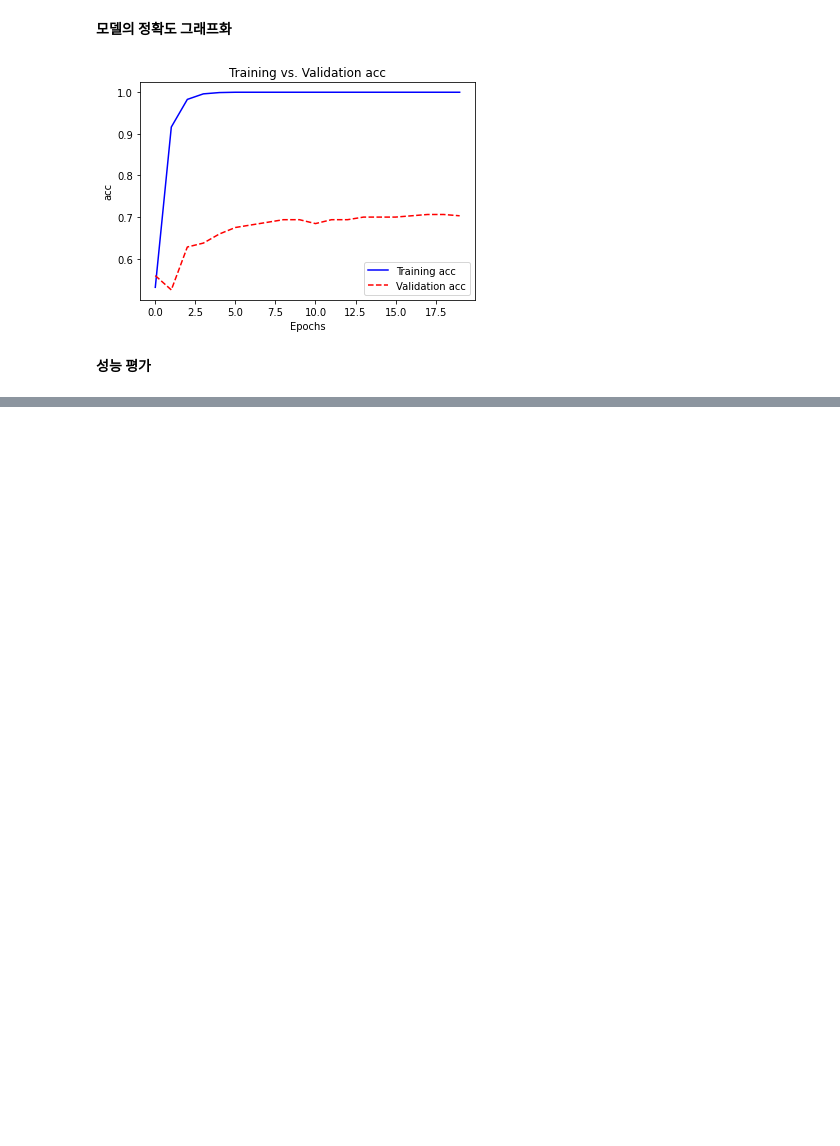
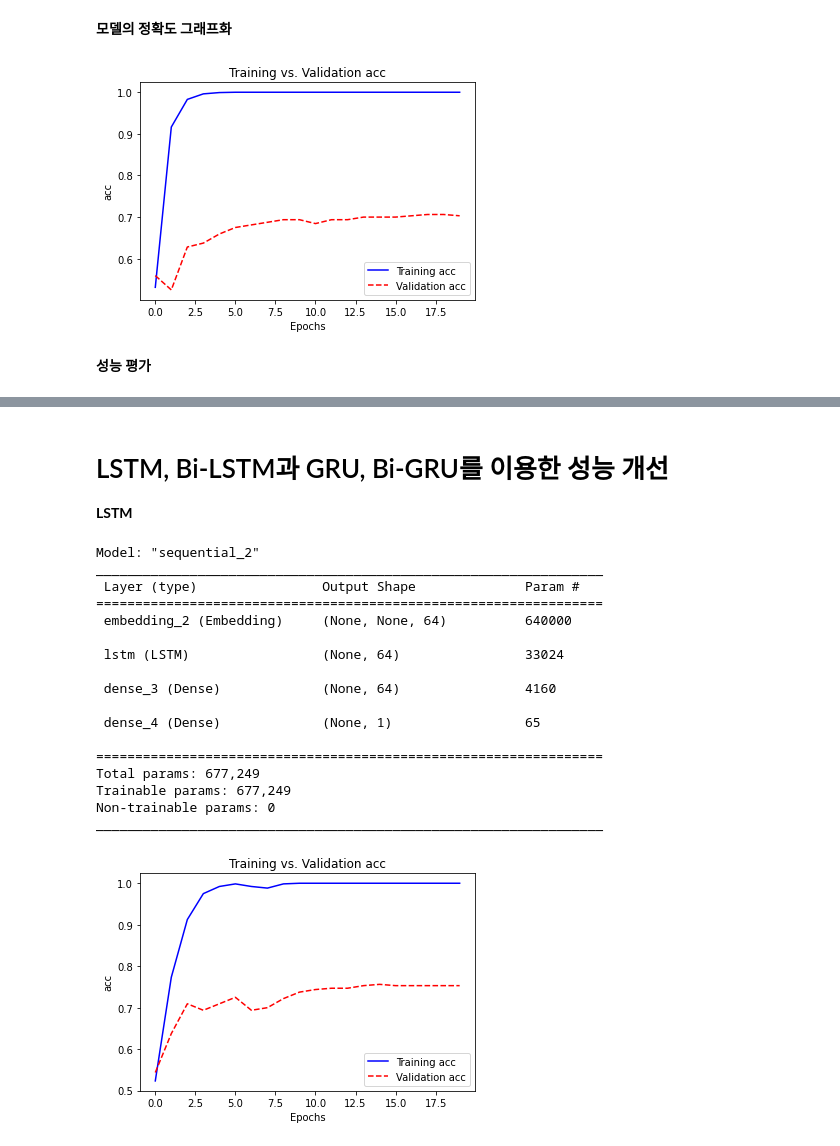
Before and after one commit to CaFeCoKe/TextMining, a Jupyter notebook: Chapter 10/Document_Classification_DNN.ipynb, the cells around one changed output, grey strips where cells are left out. Drawn from its saved outputs; the diff is of its cells as text; code cells hidden in the pictures; blank space fills up the shorter version.

Commit message:
Update RNN, LSTM, Bi-LSTM, GRU, Bi-GRU

```diff
--- a/Chapter 10/Document_Classification_DNN.ipynb
+++ b/Chapter 10/Document_Classification_DNN.ipynb
@@ -172,0 +249,46 @@ print(f'#Test accuracy:{score[1]:.3f}')
+# %% [markdown]
+# LSTM, Bi-LSTM과 GRU, Bi-GRU를 이용한 성능 개선
+
+**LSTM**
+# %%
+from keras.layers import LSTM
+
+model = Sequential([
+    Embedding(max_words, 64),
+    LSTM(64),   # simple RNN 대신  LSTM을 사용
+    Dense(64, activation='relu'),
+    Dense(1, activation='sigmoid')
+])
+model.summary()
+
+model.compile(optimizer='adam', loss='binary_crossentropy', metrics=['acc'])
+
+history = model.fit(X_train, y_train,
+                    epochs=20,
+                    verbose=0,
+                    validation_split=0.2)
+
+plot_results(history, 'acc')
+
+# 테스트 셋으로 학습된 모형의 성능을 평가
+score = model.evaluate(X_test, y_test)
+print(f'Test accuracy:{score[1]:.3f}')
+# %% [output]
+Model: "sequential_2"
+_________________________________________________________________
+ Layer (type)                Output Shape              Param #
+=================================================================
+ embedding_2 (Embedding)     (None, None, 64)          640000
+
+ lstm (LSTM)                 (None, 64)                33024
+
+ dense_3 (Dense)             (None, 64)                4160
+
+ dense_4 (Dense)             (None, 1)                 65
+
+=================================================================
+Total params: 677,249
+Trainable params: 677,249
+Non-trainable params: 0
+_________________________________________________________________
+[figure, added]
```
Also changed, not shown: parts of 19 cells of this notebook.
